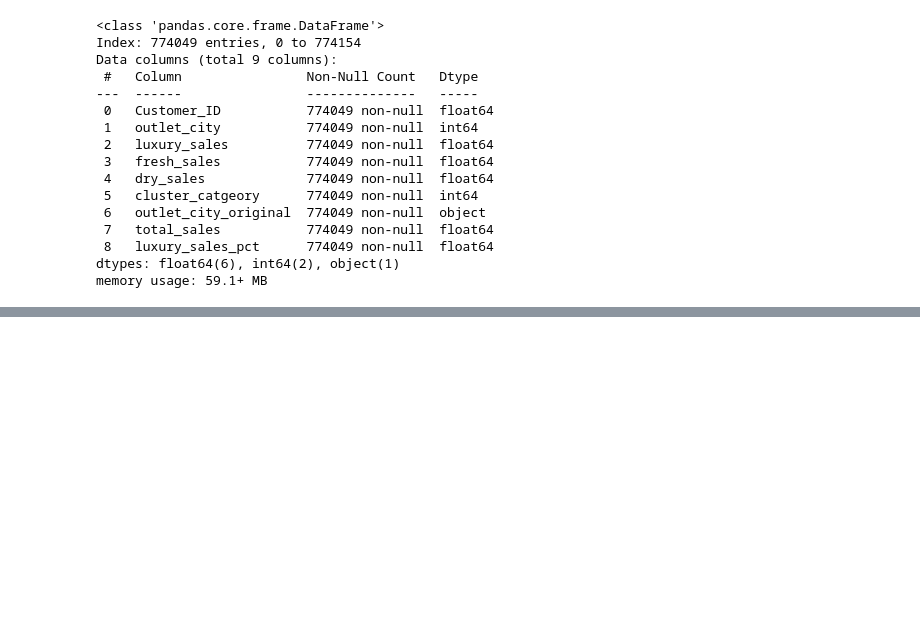
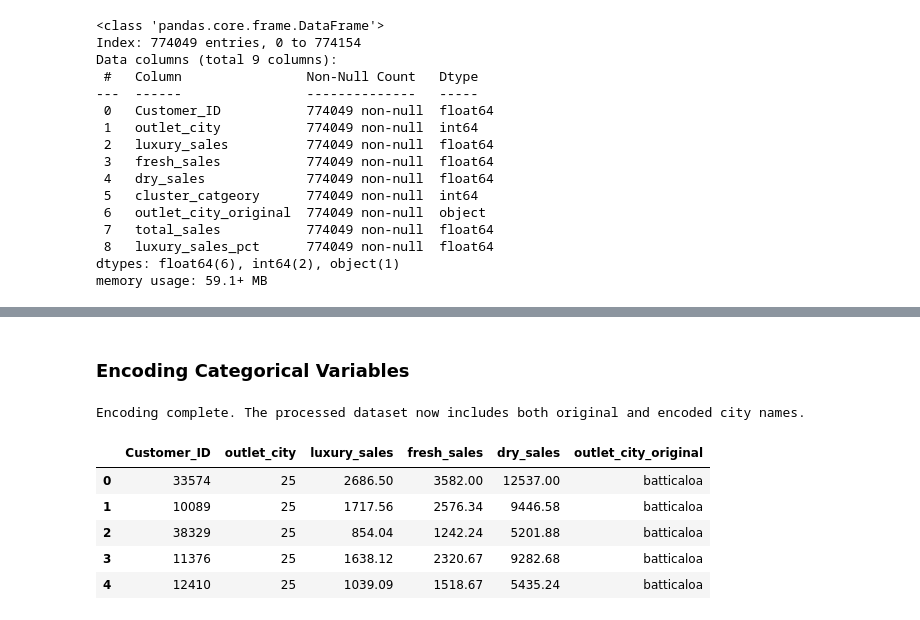
Before and after one commit to DSPL-Project-Group-B10/Cleaning, a Jupyter notebook: DSPL_Cleaning_and_Editing.ipynb, the cells around one changed output, grey strips where cells are left out. Saved outputs shown, nothing was run; the diff lists cells and outputs as text; code cells hidden in the pictures; blank space fills up the shorter version.

```diff
--- a/DSPL_Cleaning_and_Editing.ipynb
+++ b/DSPL_Cleaning_and_Editing.ipynb
@@ -548,0 +602,20 @@ memory usage: 59.1+ MB
+# %%
+from word2number import w2n
+
+# Function to convert words to numbers
+def convert_words_to_numbers(value):
+    try:
+        return w2n.word_to_num(value)
+    except ValueError:
+        return value  # If not a valid word number, return the original value
+
+# Apply the conversion function to the relevant columns
+df['luxury_sales'] = df['luxury_sales'].apply(lambda x: convert_words_to_numbers(x) if isinstance(x, str) else x)
+df['fresh_sales'] = df['fresh_sales'].apply(lambda x: convert_words_to_numbers(x) if isinstance(x, str) else x)
+df['dry_sales'] = df['dry_sales'].apply(lambda x: convert_words_to_numbers(x) if isinstance(x, str) else x)
+
+# Ensure the columns are numeric after conversion
+df[['luxury_sales', 'fresh_sales', 'dry_sales']] = df[['luxury_sales', 'fresh_sales', 'dry_sales']].apply(pd.to_numeric, errors='coerce')
+
+# Check the updated dataframe
+print(df.info())
@@ -548,0 +710,25 @@ memory usage: 59.1+ MB
+# %% [markdown]
+### Encoding Categorical Variables
+# %%
+import pandas as pd
+from sklearn.preprocessing import LabelEncoder
+
+# Preserve original city names
+df['outlet_city_original'] = df['outlet_city']
+
+# Encode 'outlet_city'
+le = LabelEncoder()
+df['outlet_city'] = le.fit_transform(df['outlet_city'].astype(str))
+
+print("Encoding complete. The processed dataset now includes both original and encoded city names.")
+# %% [output]
+Encoding complete. The processed dataset now includes both original and encoded city names.
+# %%
+df.head()
+# %% [output]
+|  | Customer_ID | outlet_city | luxury_sales | fresh_sales | dry_sales | outlet_city_original |
+| 0 | 33574 | 25 | 2686.50 | 3582.00 | 12537.00 | batticaloa |
+| 1 | 10089 | 25 | 1717.56 | 2576.34 | 9446.58 | batticaloa |
+| 2 | 38329 | 25 | 854.04 | 1242.24 | 5201.88 | batticaloa |
+| 3 | 11376 | 25 | 1638.12 | 2320.67 | 9282.68 | batticaloa |
+| 4 | 12410 | 25 | 1039.09 | 1518.67 | 5435.24 | batticaloa |
```
Also changed, not shown: parts of 19 cells of this notebook.
